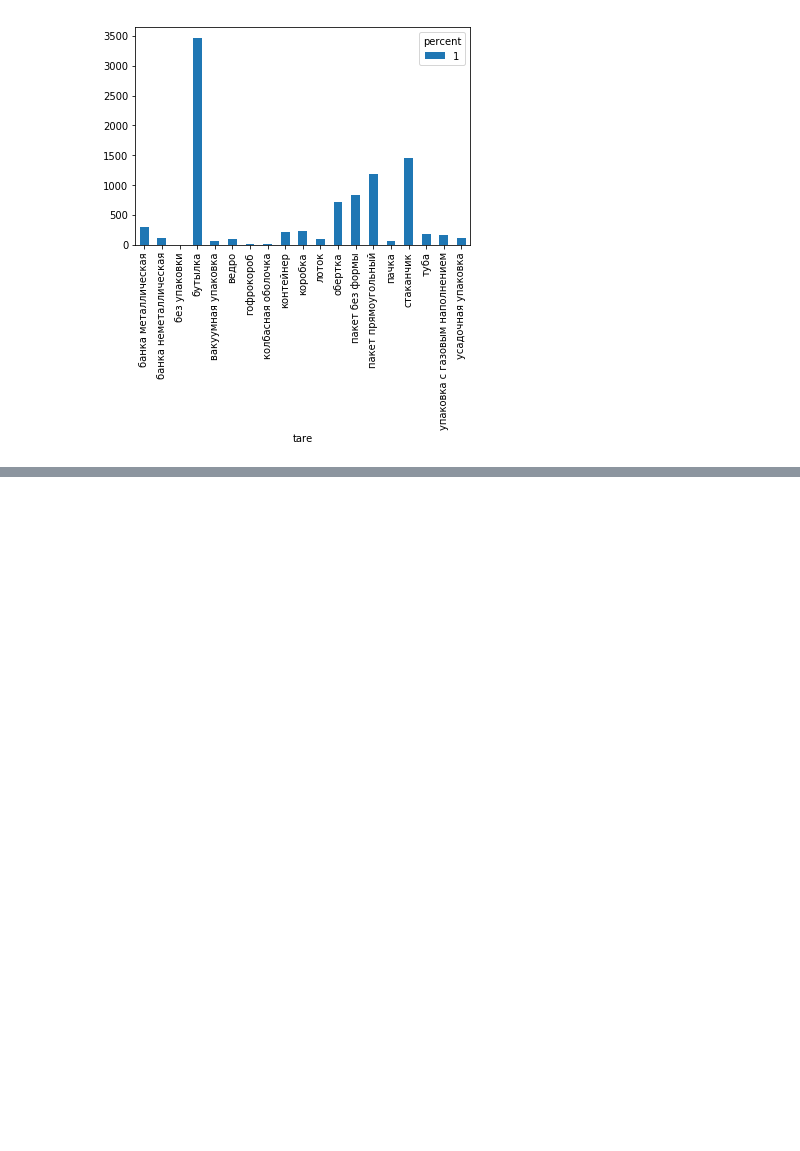
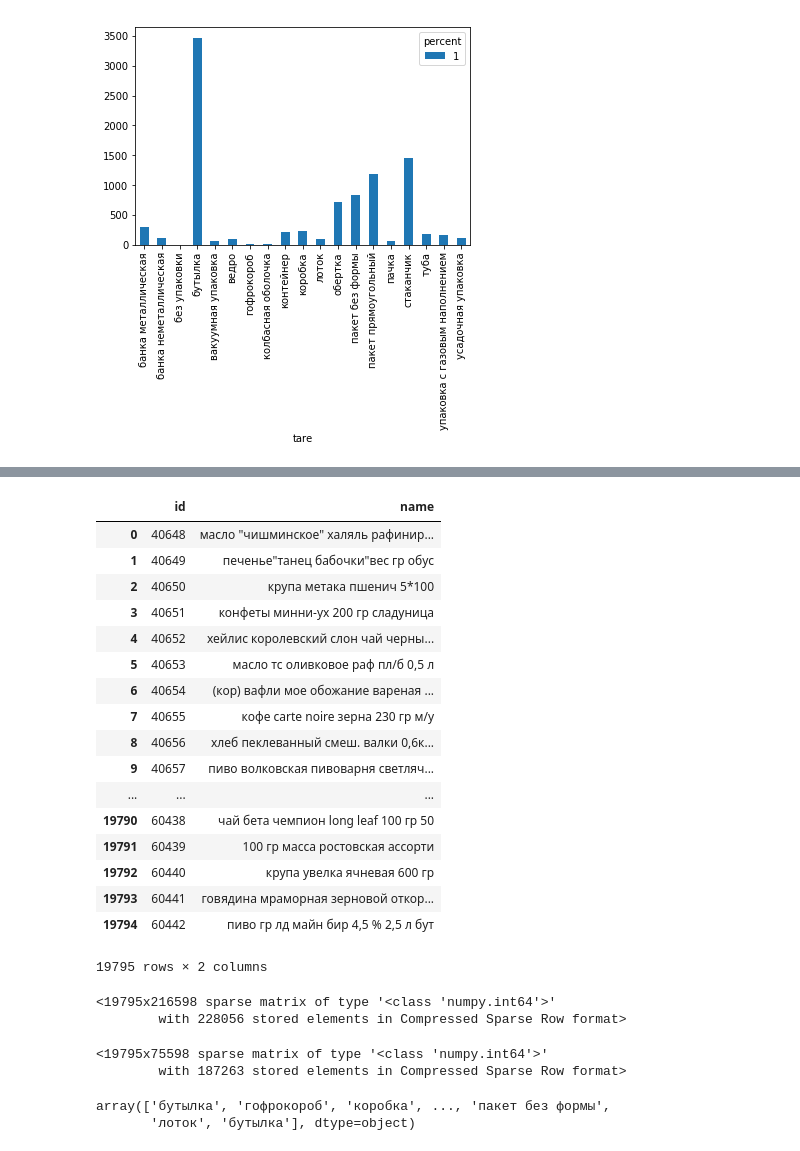
Before and after one commit to ipospelov/text-classification-skbkontur, a Jupyter notebook: report.ipynb, the cells around one changed output, grey strips where cells are left out. Cells and saved outputs as stored; diff of their text form; code cells hidden in the pictures; blank space fills up the shorter version.

Commit message:
prediction

```diff
--- a/report.ipynb
+++ b/report.ipynb
@@ -256,0 +284,43 @@ clf.score(X_train, Y_train)
+# %%
+df_test['name'] = df_test.apply (lambda row: refactor(row), axis=1)
+df_test
+# %% [output]
+|  | id | name |
+| 0 | 40648 | масло "чишминское" халяль рафинир... |
+| 1 | 40649 | печенье"танец бабочки"вес гр обус |
+| 2 | 40650 | крупа метака пшенич 5*100 |
+| 3 | 40651 | конфеты минни-ух 200 гр сладуница |
+| 4 | 40652 | хейлис королевский слон чай черны... |
+| 5 | 40653 | масло тс оливковое раф пл/б 0,5 л |
+| 6 | 40654 | (кор) вафли мое обожание вареная ... |
+| 7 | 40655 | кофе carte noire зерна 230 гр м/у |
+| 8 | 40656 | хлеб пеклеванный смеш. валки 0,6к... |
+| 9 | 40657 | пиво волковская пивоварня светляч... |
+| ... | ... | ... |
+| 19790 | 60438 | чай бета чемпион long leaf 100 гр 50 |
+| 19791 | 60439 | 100 гр масса ростовская ассорти |
+| 19792 | 60440 | крупа увелка ячневая 600 гр |
+| 19793 | 60441 | говядина мраморная зерновой откор... |
+| 19794 | 60442 | пиво гр лд майн бир 4,5 % 2,5 л бут |
+19795 rows × 2 columns
+# %%
+#векторизация
+test_in_numpy = df_test['name'].values
+X_test = count_vect.transform(test_in_numpy)
+X_test
+# %% [output]
+<19795x216598 sparse matrix of type '<class 'numpy.int64'>'
+        with 228056 stored elements in Compressed Sparse Row format>
+# %%
+#отбор информативных признаков
+x_test_new = model.transform(X_test)
+x_test_new
+# %% [output]
+<19795x75598 sparse matrix of type '<class 'numpy.int64'>'
+        with 187263 stored elements in Compressed Sparse Row format>
+# %%
+result = clf.predict(x_test_new)
+result
+# %% [output]
+array(['бутылка', 'гофрокороб', 'коробка', ..., 'пакет без формы',
+       'лоток', 'бутылка'], dtype=object)
```
Also changed, not shown: parts of 24 cells of this notebook.
